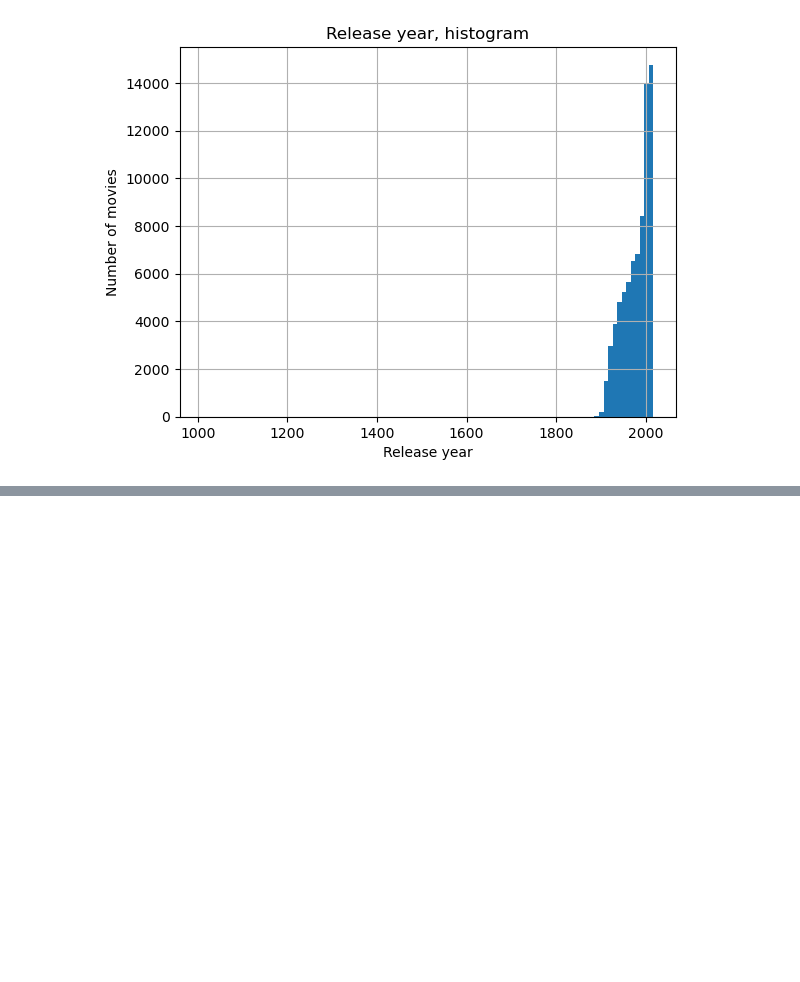
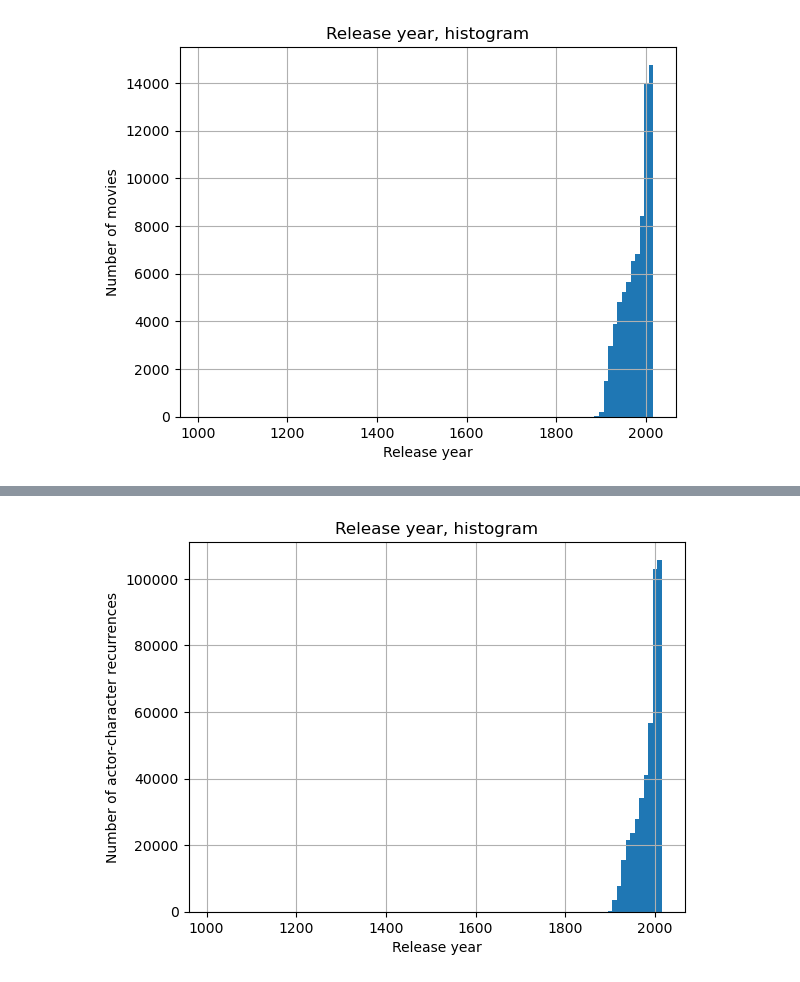
Before and after one commit to epfl-ada/ada-2023-project-msosm, a Jupyter notebook: main.ipynb, the cells around one changed output, grey strips where cells are left out. Drawn from its saved outputs; the diff is of its cells as text; code cells hidden in the pictures; blank space fills up the shorter version.

```diff
--- a/main.ipynb
+++ b/main.ipynb
@@ -316,0 +382,8 @@ plt.title('Release year, histogram');
+# %%
+# release year histogram
+character_metadata['release_year'].dropna().hist(bins = 100, log=False)
+plt.xlabel('Release year')
+plt.ylabel('Number of actor-character recurrences')
+plt.title('Release year, histogram');
+# %% [output]
+[figure, added]
```
Also changed, not shown: parts of 60 cells of this notebook, 1 other file.
